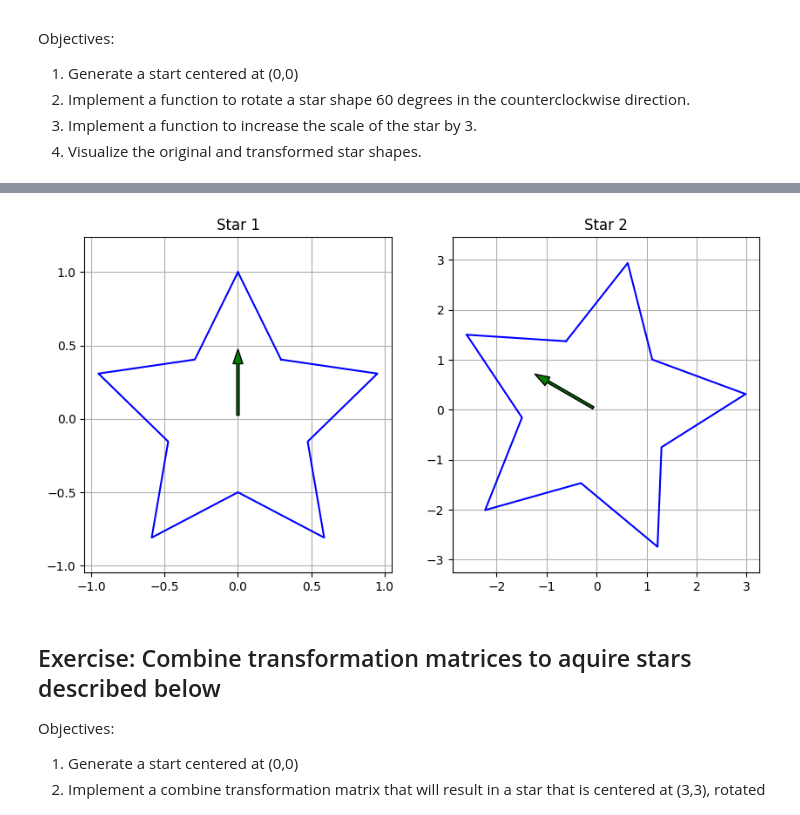
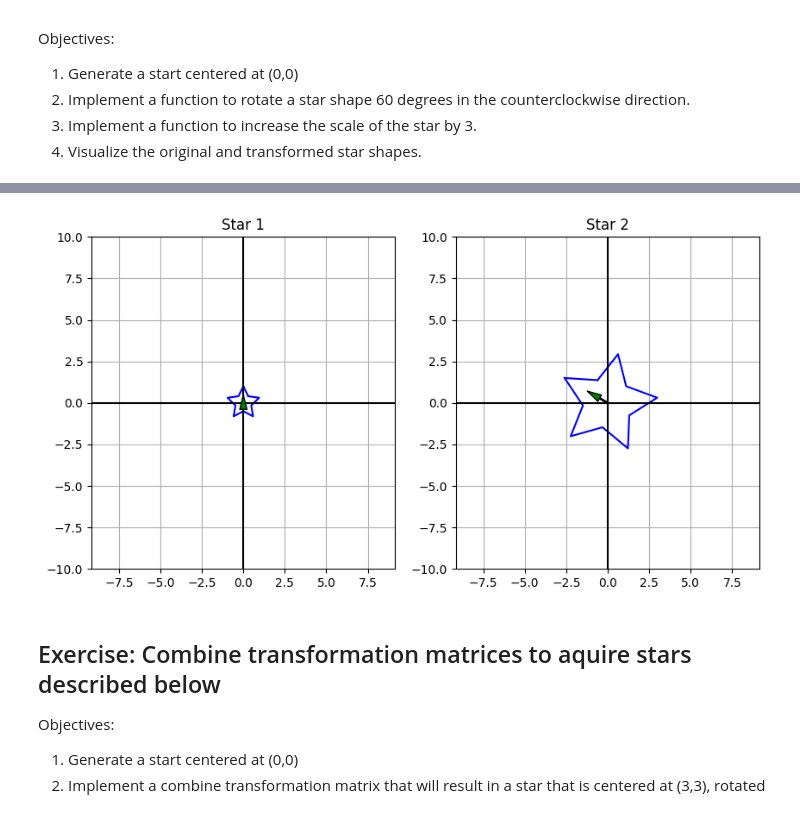
Before and after one commit to Rivca04/BME3053C-Fall-20257, a Jupyter notebook: lessons-solved/06_Matrix_Transformations_10_20.ipynb, the cells around one changed output, grey strips where cells are left out. Saved outputs shown, nothing was run; the diff lists cells and outputs as text; code cells hidden in the pictures.

```diff
--- a/lessons-solved/06_Matrix_Transformations_10_20.ipynb
+++ b/lessons-solved/06_Matrix_Transformations_10_20.ipynb
@@ -412,13 +412,13 @@ Objectives:
 4. Visualize the original and transformed star shapes.
 # %%
 # Fix the `combined_transform` line
+true = 1
 star=generate_star(homogeneous=True)
-
 rotation = rotate(60)
 scaling = scale(3,3)
 combined_transform = scaling @ rotation
 
 transformed_star = (combined_transform @ star.T).T
 
-plot_stars([star,transformed_star])
+plot_stars([star,transformed_star], global_view = true)
 # %% [output]
@@ -425,4 +427,4 @@ plot_stars([star,transformed_star])
-[figure, old version]
+[figure, new version]
 # %% [markdown]
 ## Exercise: Combine transformation matrices to aquire stars described below
 Objectives:
```
Also changed, not shown: parts of 5 cells of this notebook.
